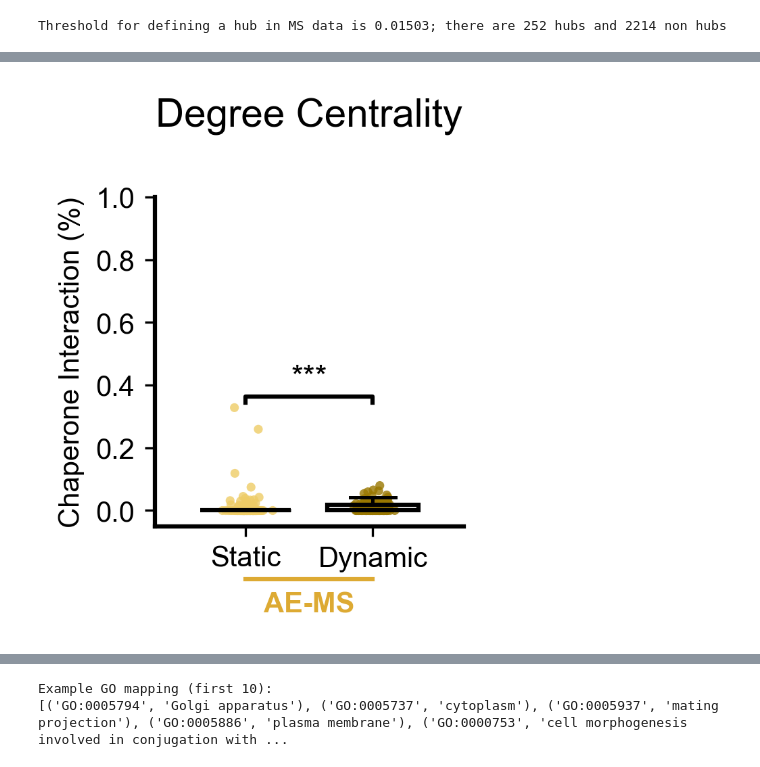
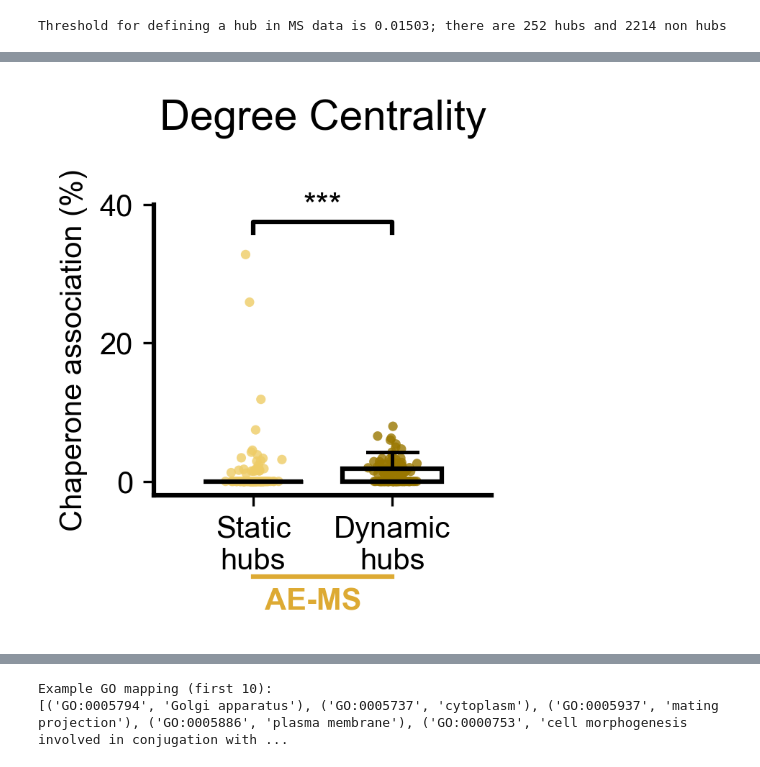
Before and after one commit to NCEMS/energetic-origins-of-PPI-connectivity, a Jupyter notebook: analysis-notebooks/from-muskan/FIGURE-6-v2.ipynb, the cells around one changed output, grey strips where cells are left out. Saved outputs shown, nothing was run; the diff lists cells and outputs as text; code cells hidden in the pictures.

```diff
--- a/analysis-notebooks/from-muskan/FIGURE-6-v2.ipynb
+++ b/analysis-notebooks/from-muskan/FIGURE-6-v2.ipynb
@@ -101,7 +101,7 @@ degree_df = pd.DataFrame({
 #Now every protein has: number of chaperone contacts, total degree, fraction of interactions involving chaperones
 merged_df = nodes.merge(degree_df, left_on="node", right_on="node", how="inner")
 merged_df = merged_df[merged_df['total_degree'] > 0] # avoid divide-by-zero
-merged_df['chaperone_fraction'] = (merged_df['num_chaperone_interactions'] / merged_df['total_degree'])
+merged_df['chaperone_fraction'] = (100 * merged_df['num_chaperone_interactions'] / merged_df['total_degree'])
 
 # Step 2.4: Integrate classifications
 class_df = filtered_nodes[['node', 'in_complex']].copy()
@@ -601,9 +417,6 @@ Dynamic hubs (bool): 0.4745762711864407
 # %%
-# -------------------------
-# Function for bracket text
-# -------------------------
 def add_bracket_with_text(ax, x1, x2, y, text):
-    y_top = y + 0.02     # tiny bump above the bracket line
+    y_top = y + 1.5
     ax.plot(
         [x1, x1, x2, x2],
         [y,  y_top, y_top, y],
@@ -621,20 +434,13 @@ def add_bracket_with_text(ax, x1, x2, y, text):
         zorder=4,
     )
 
-
-# -------------------------
-# Begin plotting
-# -------------------------
 fig, ax = plt.subplots(figsize=(2.3, 3))
 
 group_vals   = [static_frac, dynamic_frac]
 group_colors = [MS_COLOR_LIGHT, MS_COLOR_DARK]
+
+# Scatter points
 positions    = [1, 1.7]
-
-
-# -------------------------
-# Scatter points
-# -------------------------
 for pos, (vals, color) in zip(positions, zip(group_vals, group_colors)):
     x_jitter = pos + np.random.normal(0, 0.05, size=len(vals))
     ax.scatter(
@@ -647,15 +453,12 @@ for pos, (vals, color) in zip(positions, zip(group_vals, group_colors)):
         zorder=2,
     )
 
-
-# -------------------------
 # Boxplots
-# -------------------------
 bp = ax.boxplot(
     group_vals,
-    labels=["Static", "Dynamic"],
+    labels=["Static\nhubs", "Dynamic\nhubs"],
     positions=positions,
-    widths=0.5,                 # keep original advisor style
+    widths=0.5,
     patch_artist=True,
     showfliers=False,
 )
@@ -672,71 +475,56 @@ for element in ["whiskers", "caps", "medians"]:
         line.set_linewidth(1.2)
         line.set_zorder(3)
 
+# Axis cosmetics
+ax.set_ylabel("Chaperone association (%)")
+ax.set_title("Degree Centrality")
 
-# -------------------------
-# Y-axis tuning (same logic as first plot)
-# -------------------------
-y_low  = -0.05
-y_high = 0.5
+ax.spines["top"].set_visible(False)
+ax.spines["right"].set_visible(False)
+ax.spines["left"].set_linewidth(1.5)
+ax.spines["bottom"].set_linewidth(1.5)
+
+# --- Axes styling ---
+y_min  = -2
+y_max = 40
 #y_high = max(static_frac.max(), dynamic_frac.max()) + 0.03
+ax.set_ylim(y_min, y_max)
 
-ax.set_ylim(y_low, y_high)
+# Custom Y-ticks
+yticks = [0, 20, 40]
+ax.set_yticks(yticks)
+ax.set_yticklabels([f"{int(y)}" for y in yticks], fontsize=10)
 
+# Significance bracket slightly above the highest data point
+bracket_y = 36
 
-# -------------------------
-# Custom Y-ticks (same as first plot)
-# -------------------------
-yticks = [0, 0.2, 0.4, 0.6, 0.8, 1.0]
-ax.set_yticks(yticks)
-ax.set_yticklabels([f"{y:.1f}" for y in yticks], fontsize=10)
-
-
-# -------------------------
-# Significance bracket
-# -------------------------
-bracket_y = max(static_frac.max(), dynamic_frac.max()) + 0.015
-
+# Draw bracket
 add_bracket_with_text(ax, positions[0], positions[1], bracket_y, "***")
 
-
-# -------------------------
-# AE-MS underline (unchanged)
-# -------------------------
+# Horizontal line
 trans = ax.get_xaxis_transform()
 
 ax.plot(
-    [1.0, 1.7], [-0.16, -0.16],
+    [1.0, 1.7], [-0.28, -0.28],
     transform=trans,
     clip_on=False,
     color=MS_COLOR,
     lw=1.5,
 )
 
 ax.text(
-    1.35, -0.20, "AE-MS",
+    1.3, -0.32, "AE-MS",
     transform=trans,
     ha="center",
     va="top",
     fontsize=10,
     fontweight="bold",
     color=MS_COLOR,
 )
 
-
-# -------------------------
-# Axis cosmetics
-# -------------------------
-ax.set_ylabel("Chaperone Interaction (%)")
-ax.set_title("Degree Centrality")
-
-ax.spines["top"].set_visible(False)
-ax.spines["right"].set_visible(False)
-ax.spines["left"].set_linewidth(1.5)
-ax.spines["bottom"].set_linewidth(1.5)
-
 plt.xticks(fontsize=10)
 plt.tight_layout()
-plt.savefig(f"{OUT_PATH}7.svg")
+plt.savefig(f"{OUT_PATH}6a-2.svg")
 plt.show()
 # %% [output]
-[figure, old version]
+[figure, new version]
```
Also changed, not shown: parts of 37 cells of this notebook, 18 other files.
